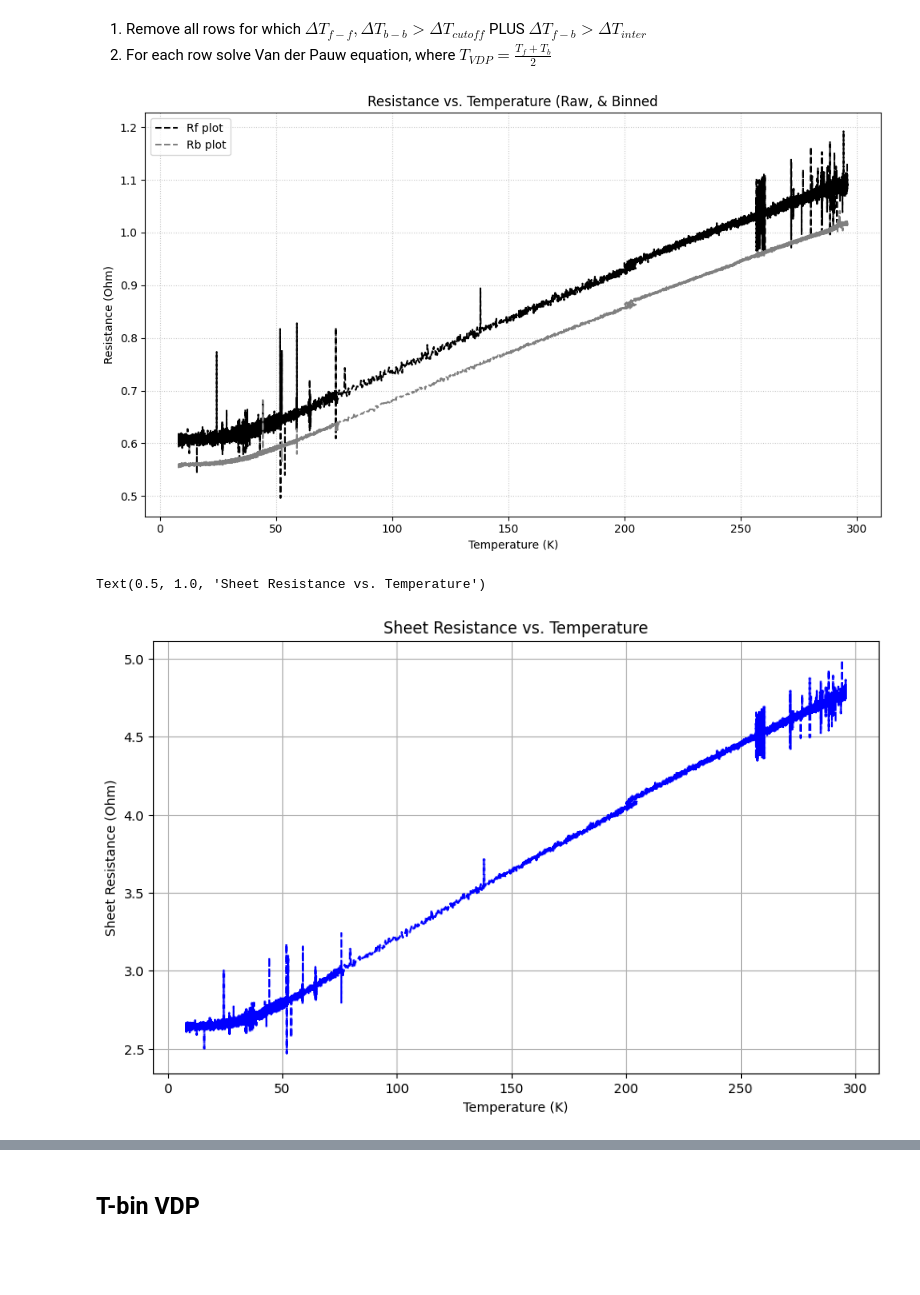
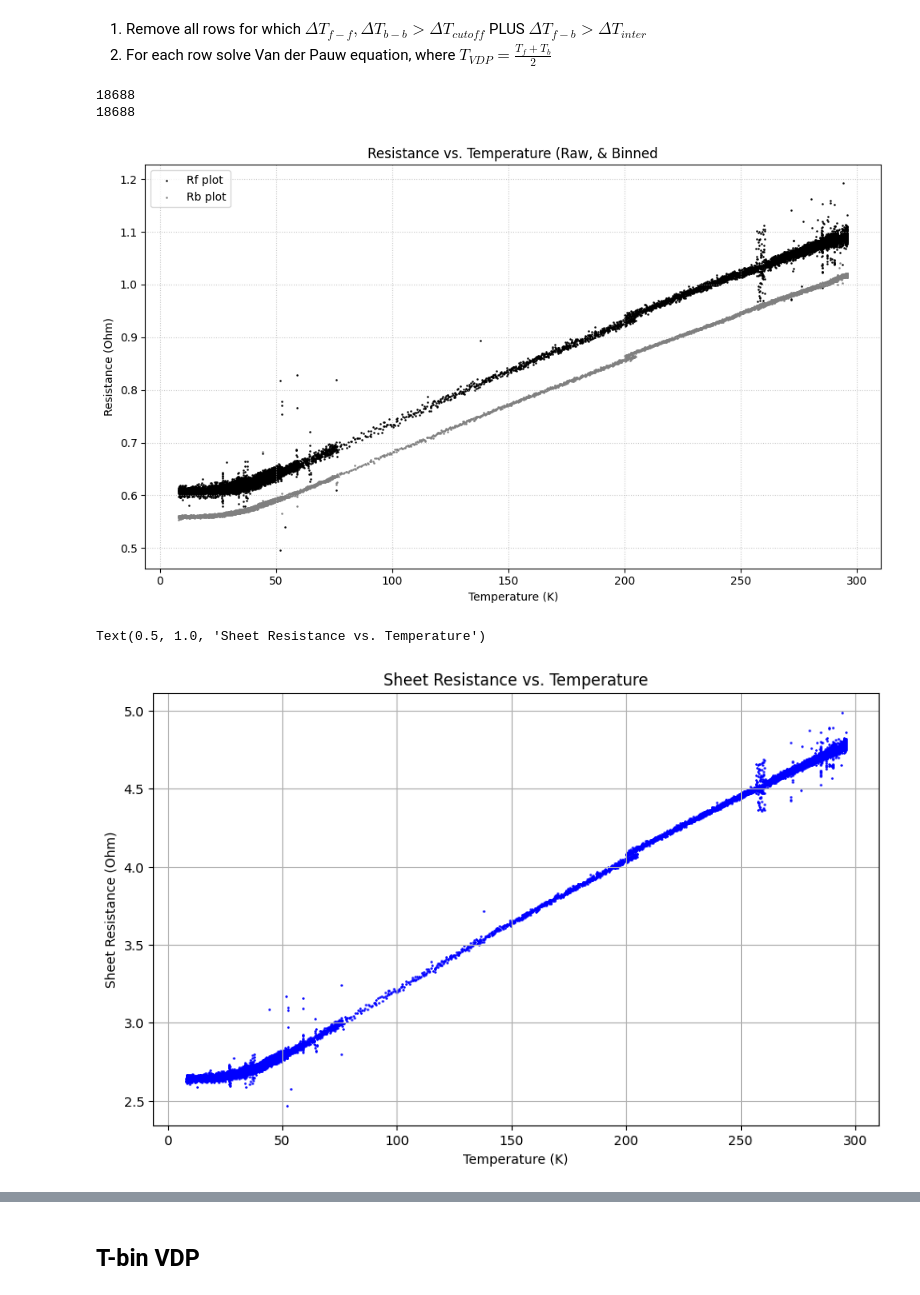
Before and after one commit to gamberoillecito/Nb-Characterization, a Jupyter notebook: R-vs-T/VdP.ipynb, the cells around one changed output, grey strips where cells are left out. Drawn from its saved outputs; the diff is of its cells as text; code cells hidden in the pictures; blank space fills up the shorter version.

```diff
--- a/R-vs-T/VdP.ipynb
+++ b/R-vs-T/VdP.ipynb
@@ -106,53 +106,64 @@ avg_temp = df.iloc[:, 26].astype(float)
 
 
 # # ---------------------------------------------
-intra_cutoff = 30e-3 # 30 mK
-inter_cutoff = 1e-5 # 10 uK
+intra_cutoff = 0 # 30 mK
+inter_cutoff = 0 # 10 uK
 
 # # Create mask for filtering
 sel_mask = (
     (front_temp_raw > 8) & (back_temp_raw > 8) &
-    (front_temp_fluct_raw < intra_cutoff) & (back_temp_fluct_raw <= intra_cutoff) &
-    (abs(front_temp_fluct_raw - back_temp_fluct_raw < inter_cutoff))
+    (front_temp_fluct_raw <= intra_cutoff) & (back_temp_fluct_raw <= intra_cutoff) &
+    (abs(front_temp_raw - back_temp_raw) == inter_cutoff)
 )
 
 # # Apply mask
 Rf = front_R[sel_mask].values
 Rb = back_R[sel_mask].values
 Tavg = avg_temp[sel_mask].values
+Tf = front_temp_raw[sel_mask].values
+Tb = back_temp_raw[sel_mask].values
+
+print(len(Tf))
+print(len(Tb))
+
+i=0
+for i in range(len(Tf)):
+    if (abs(Tf[i]-Tb[i])>0) : print(i)
 
 
 # # ---------------------------------------------
 Rs = np.zeros(len(Rf))
 i = 0
 while i < len(Rf):
     Rs[i] = calculate_sheet_resistance_vdp(Rf[i], Rb[i])
     i += 1
 
 
 # # ---------------------------------------------
 plt.figure(figsize=(10, 6))
 #plt.scatter(Tavg, Rf, s=10, label="Rf scatter", alpha=0.6)
-plt.plot(Tavg, Rf, linestyle='--', color='black', label="Rf plot")
+plt.scatter(Tf, Rf, s = .7, color='black', label="Rf plot")
 #plt.scatter(Tavg, Rb, s=10, label="Rb scatter", alpha=0.6)
-plt.plot(Tavg, Rb, linestyle='--', color='gray', label="Rb plot")
+plt.scatter(Tb, Rb, s = .7, color='gray', label="Rb plot")
 plt.xlabel("Temperature (K)")
 plt.ylabel("Resistance (Ohm)")
 plt.title("Resistance vs. Temperature (Raw, & Binned")
 plt.legend()
 plt.grid(True, linestyle=':', alpha=0.7)
 plt.tight_layout()
 plt.show()
 
 
 # # ---------------------------------------------
 plt.figure(figsize=(10, 6))
 plt.grid()
-plt.plot(Tavg, Rs, linestyle='--', color='blue', label='Sheet Resistance (VdP)')
+plt.scatter(Tf, Rs, s = .7, color='blue', label='Sheet Resistance (VdP)')
 plt.xlabel("Temperature (K)")
 plt.ylabel("Sheet Resistance (Ohm)")
 plt.title("Sheet Resistance vs. Temperature")
 # %% [output]
+18688
+18688
-[figure, old version]
+[figure, new version]
-Text(0.5, 1.0, 'Sheet Resistance vs. Temperature')
+Text(0.5, 1.0, 'Sheet Resistance vs. Temperature')
-[figure, old version]
+[figure, new version]
```
Also changed, not shown: parts of 7 cells of this notebook.
